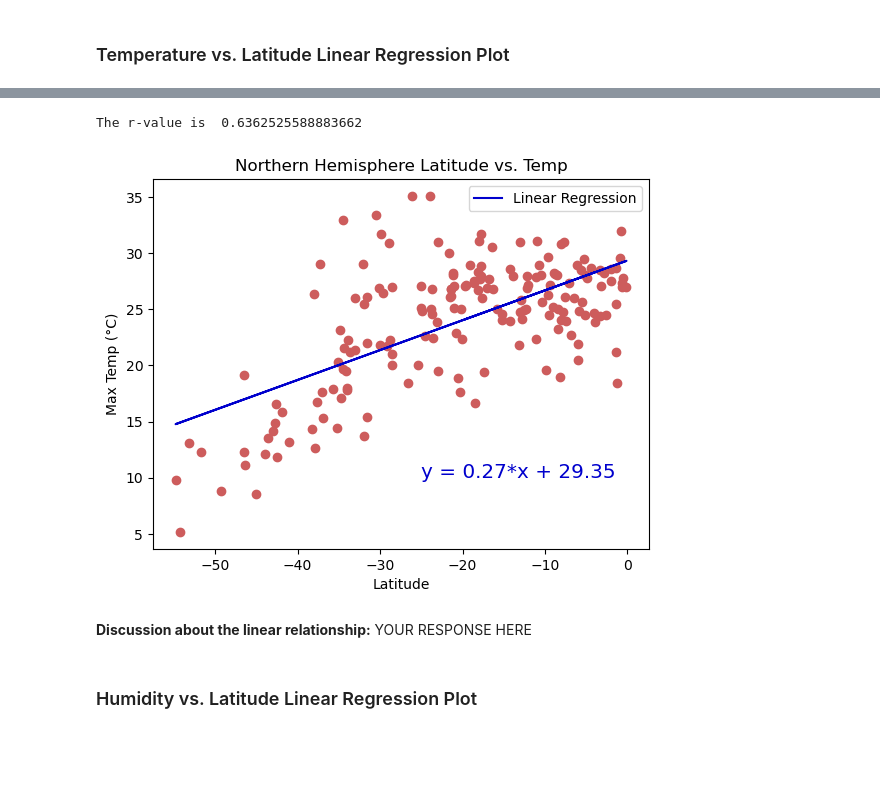
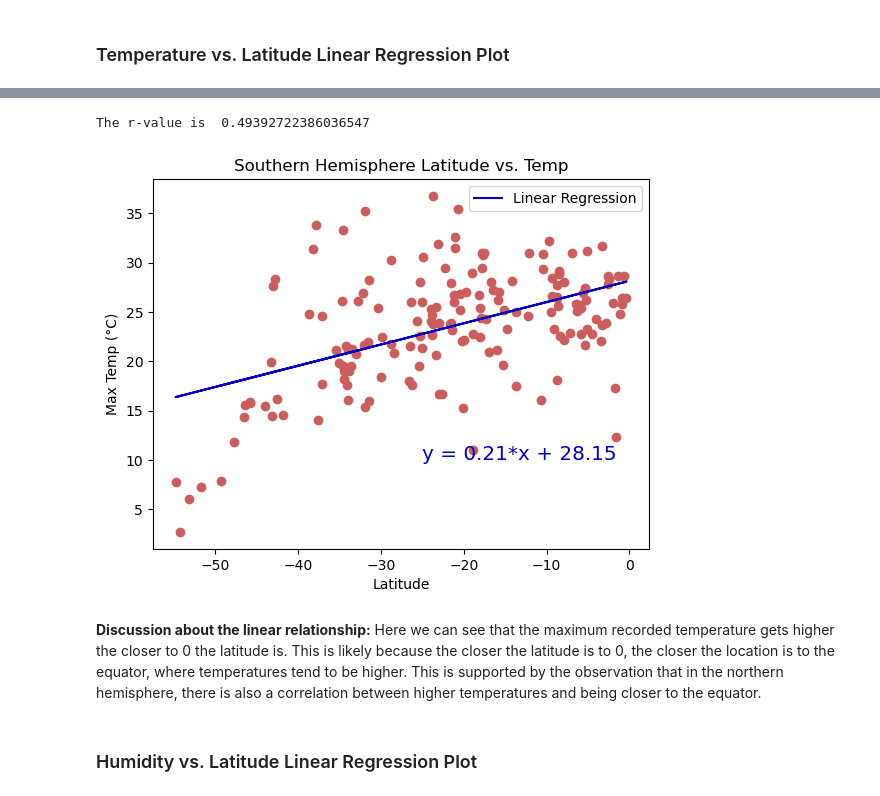
Before and after one commit to irismichelsen/python-api-challenge, a Jupyter notebook: WeatherPy/WeatherPy.ipynb, the cells around one changed output, grey strips where cells are left out. Saved outputs shown, nothing was run; the diff lists cells and outputs as text; code cells hidden in the pictures; blank space fills up the shorter version.

```diff
--- a/WeatherPy/WeatherPy.ipynb
+++ b/WeatherPy/WeatherPy.ipynb
@@ -346,22 +346,22 @@ The r-value is  -0.8822370859230813
 # %%
 # Linear regression on Southern Hemisphere
 x_data = southern_hemi_df['Lat']
 y_data = southern_hemi_df['Max Temp']
 
 # Call linear regression function to create plot
 linear_regression(x_data,
                   y_data,
                   "Latitude",
                   "Max Temp (" + chr(176) + "C)",
-                  "Northern Hemisphere Latitude vs. Temp",
+                  "Southern Hemisphere Latitude vs. Temp",
                   "indianred",
                   -25,
                   10)
 # %% [output]
-The r-value is  0.6362525588883662
+The r-value is  0.49392722386036547
-[figure, old version]
+[figure, new version]
-# %% [markdown]
-**Discussion about the linear relationship:** YOUR RESPONSE HERE
+# %% [markdown]
+**Discussion about the linear relationship:** Here we can see that the maximum recorded temperature gets higher the closer to 0 the latitude is. This is likely because the closer the latitude is to 0, the closer the location is to the equator, where temperatures tend to be higher. This is supported by the observation that in the northern hemisphere, there is also a correlation between higher temperatures and being closer to the equator.
 # %% [markdown]
 ### Humidity vs. Latitude Linear Regression Plot
 # %%
```
Also changed, not shown: parts of 24 cells of this notebook, 5 other files.
